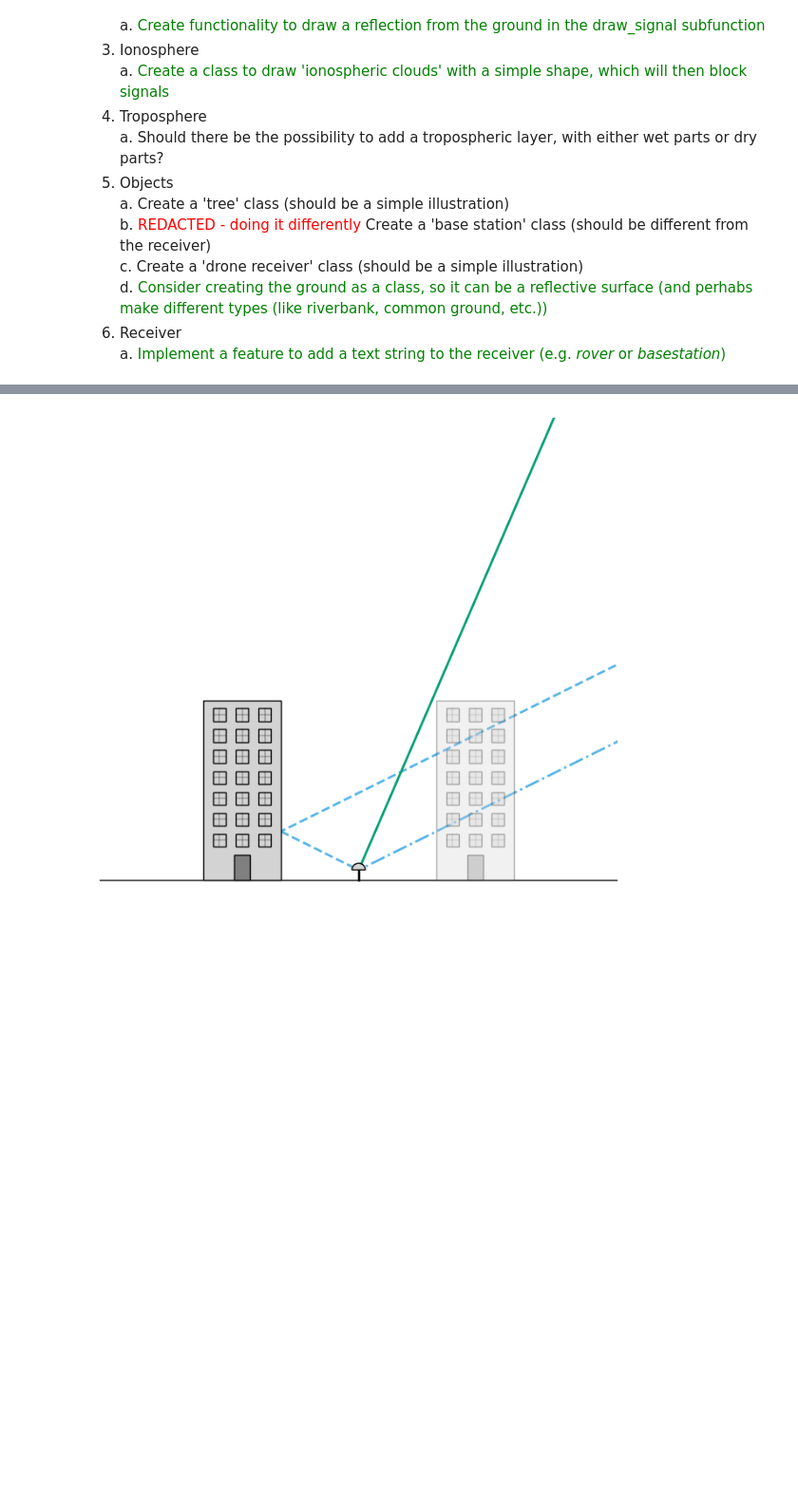
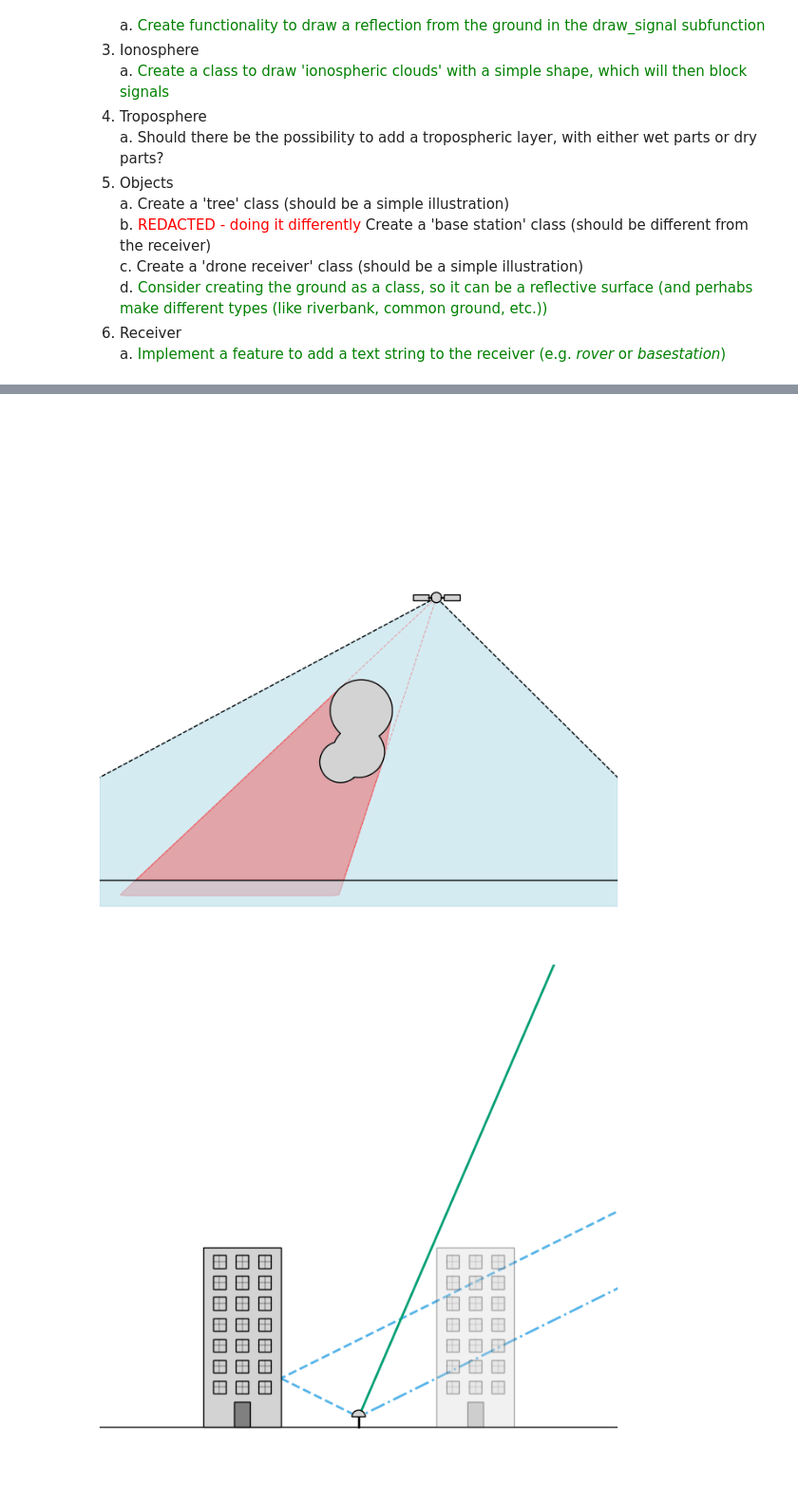
Before and after one commit to R0hero/gsi, a Jupyter notebook: example_scripts.ipynb, the cells around one changed output, grey strips where cells are left out. Shown at 95% size. Cells and saved outputs as stored; diff of their text form; code cells hidden in the pictures; blank space fills up the shorter version.

```diff
--- a/example_scripts.ipynb
+++ b/example_scripts.ipynb
@@ -66,3 +68,26 @@ plt.tick_params(left = False, right = False, labelleft = False, labelbottom = Fa
+# %%
+satellite = Satellite(position=(15, 55))
+ground = Ground()
+blob = Blob(position=(0, 25), radius=5, offsets_blobs=[(-3.5, -2), (0.5, 8)], radii_blobs=[4, 6])
+
+fixed_x_limits = (-50, 50)
+
+fig, ax = plt.subplots(figsize=(8,8))
+
+ground.plot(ax)
+satellite.plot(ax)
+blob.plot(ax)
+
+satellite.draw_footprint(ax, ground, blob, x_limits=fixed_x_limits)
+
+# static settings
+ax.set_xlim(fixed_x_limits)
+ax.set_ylim([-10, fixed_x_limits[1]-fixed_x_limits[0]-10])
+
+ax.axis('off')
+plt.tick_params(left = False, right = False, labelleft = False, labelbottom = False, bottom = False)
+# %% [output]
+[figure, added]
 # %%
 ground = Ground()
 
```
Also changed, not shown: parts of 1 cell of this notebook.
